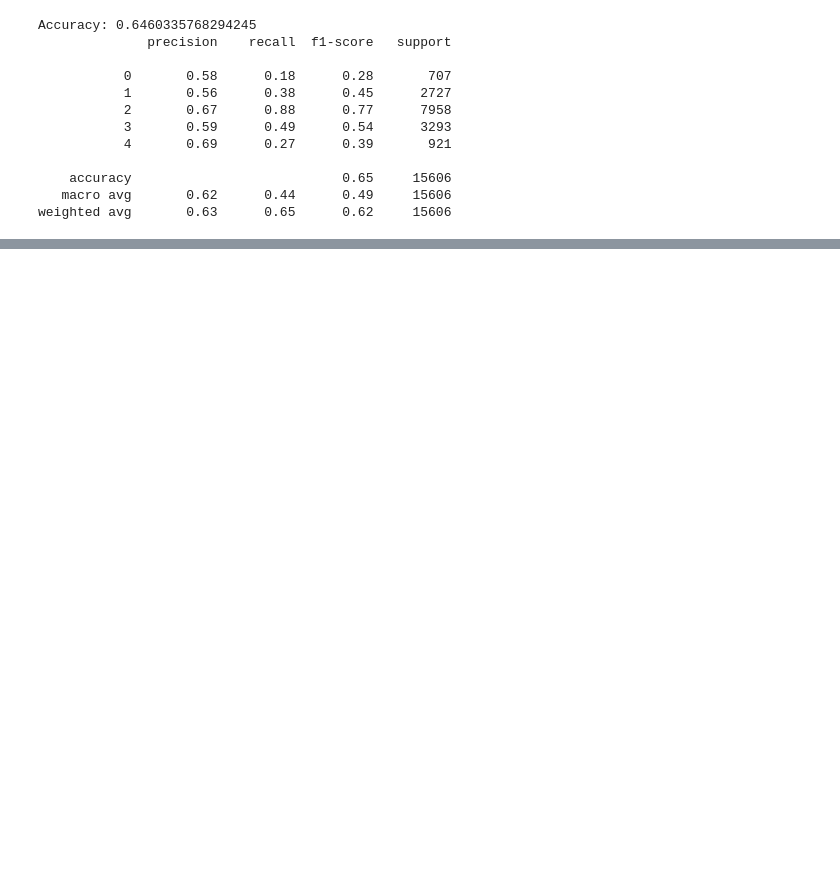
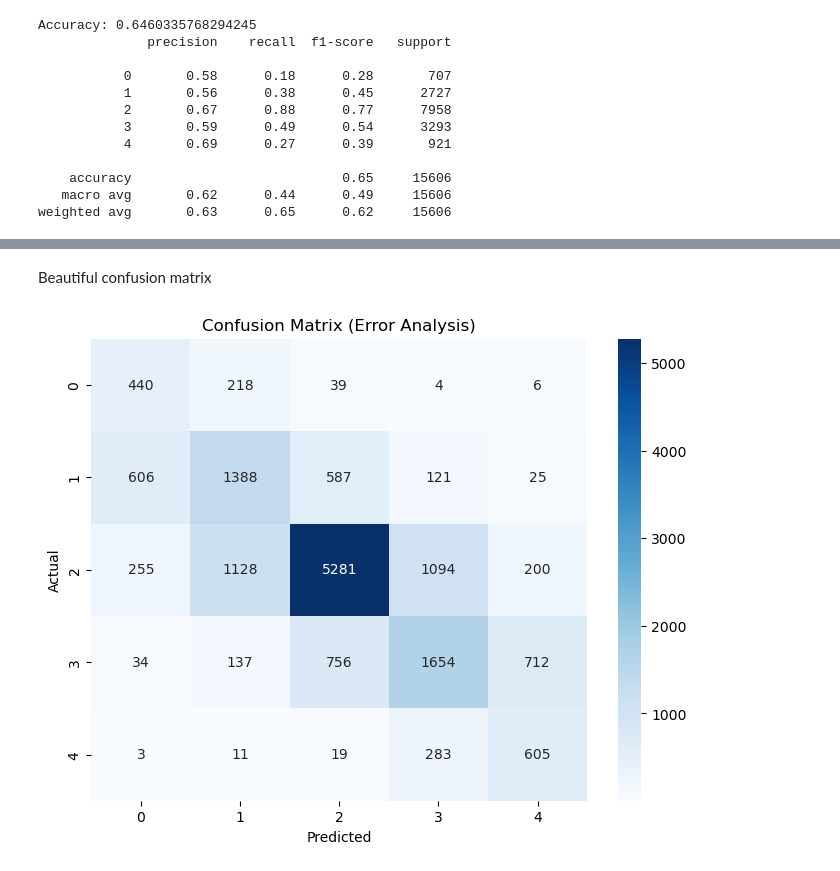
Before and after one commit to trungdung1711/sentiment-analysis-on-movie-reviews, a Jupyter notebook: notebooks/3_baseline.ipynb, the cells around one changed output, grey strips where cells are left out. Drawn from its saved outputs; the diff is of its cells as text; code cells hidden in the pictures; blank space fills up the shorter version.

```diff
--- a/notebooks/3_baseline.ipynb
+++ b/notebooks/3_baseline.ipynb
@@ -122,0 +295,10 @@ weighted avg       0.63      0.65      0.62     15606
+# %%
+preds = lr.predict(X_val_vec)
+# %%
+import pandas as pd
+
+error_df = pd.DataFrame({
+    "text": X_val,
+    "true_label": y_val,
+    "pred_label": preds
+})
@@ -122,0 +343,19 @@ weighted avg       0.63      0.65      0.62     15606
+# %% [markdown]
+Beautiful confusion matrix
+# %%
+import seaborn as sns
+import matplotlib.pyplot as plt
+
+confusion = pd.crosstab(
+    error_df["true_label"],
+    error_df["pred_label"],
+    rownames=["Actual"],
+    colnames=["Predicted"]
+)
+
+plt.figure(figsize=(8,6))
+sns.heatmap(confusion, annot=True, fmt="d", cmap="Blues")
+plt.title("Confusion Matrix (Error Analysis)")
+plt.show()
+# %% [output]
+[figure, added]
```
Also changed, not shown: parts of 37 cells of this notebook, 2 other files.
